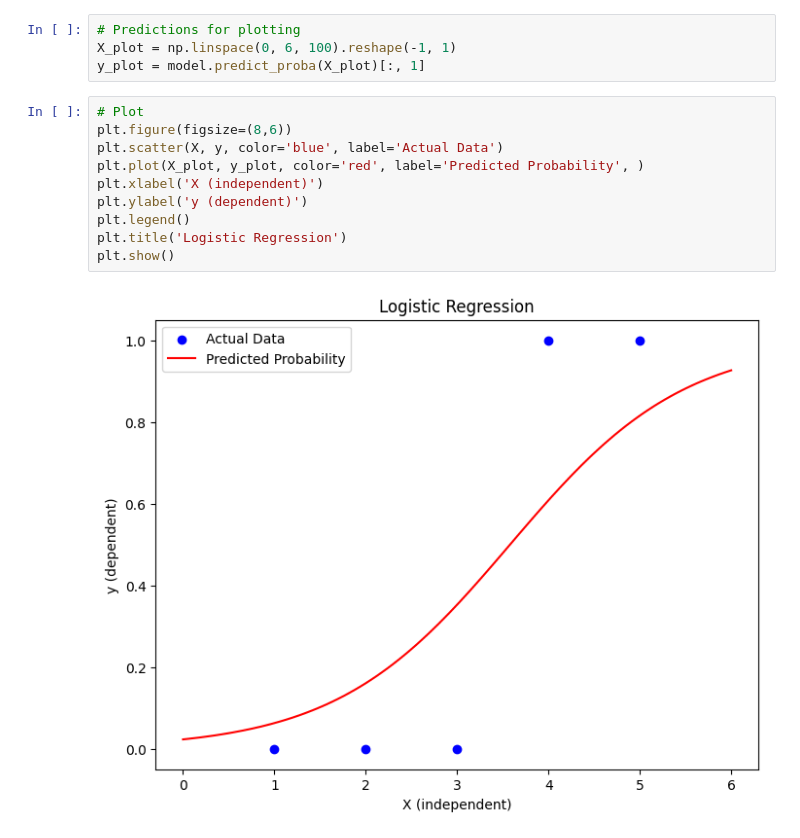
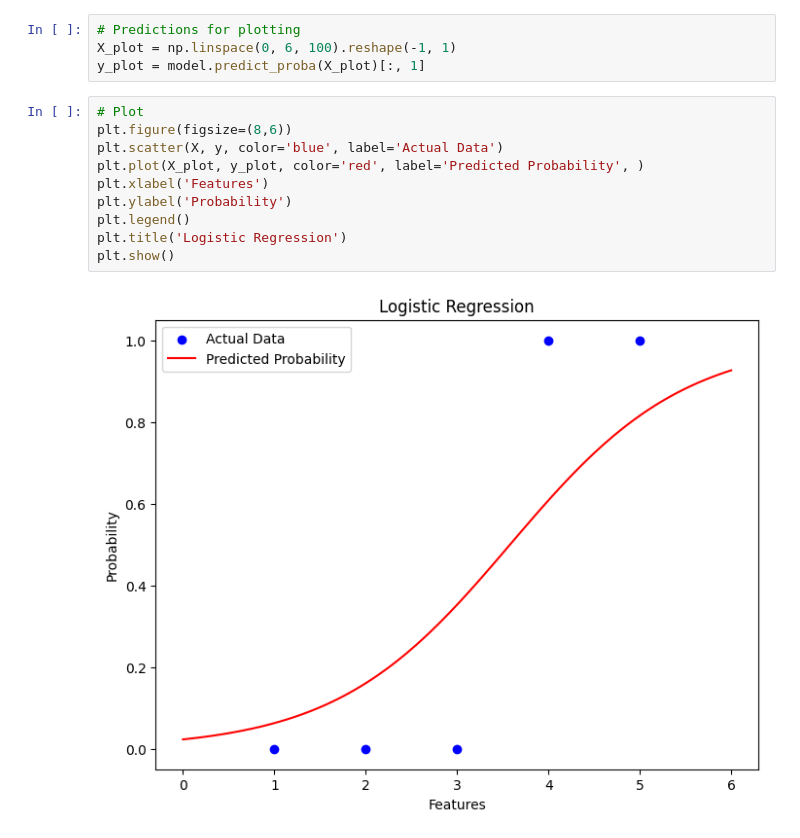
Before and after one commit to shazam-25/Simplify_ML, a Jupyter notebook: simple_logistic_regression.ipynb, the cells around one changed output. Drawn from its saved outputs; the diff is of its cells as text.

```diff
--- a/simple_logistic_regression.ipynb
+++ b/simple_logistic_regression.ipynb
@@ -23,12 +23,12 @@ y_plot = model.predict_proba(X_plot)[:, 1]
 # %%
 # Plot
 plt.figure(figsize=(8,6))
 plt.scatter(X, y, color='blue', label='Actual Data')
 plt.plot(X_plot, y_plot, color='red', label='Predicted Probability', )
-plt.xlabel('X (independent)')
-plt.ylabel('y (dependent)')
+plt.xlabel('Features')
+plt.ylabel('Probability')
 plt.legend()
 plt.title('Logistic Regression')
 plt.show()
 # %% [output]
-[figure, old version]
+[figure, new version]
```
